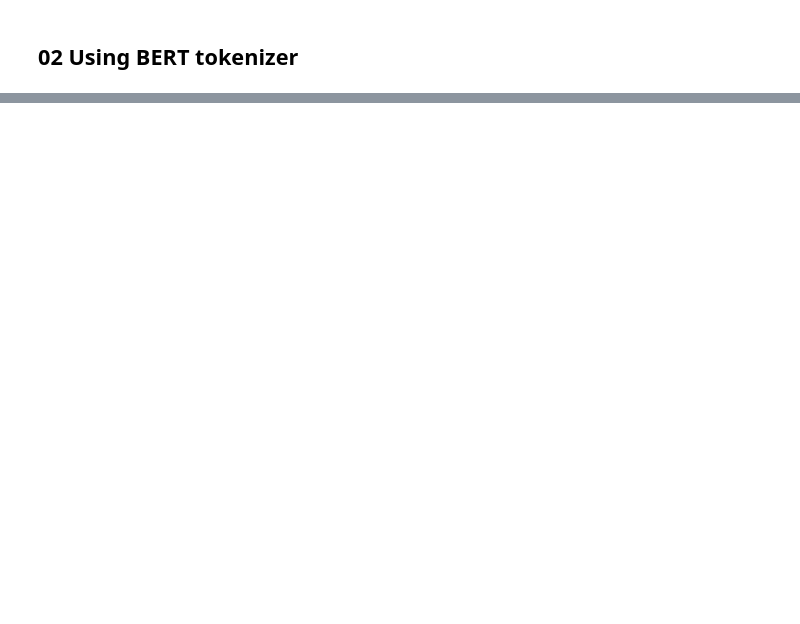
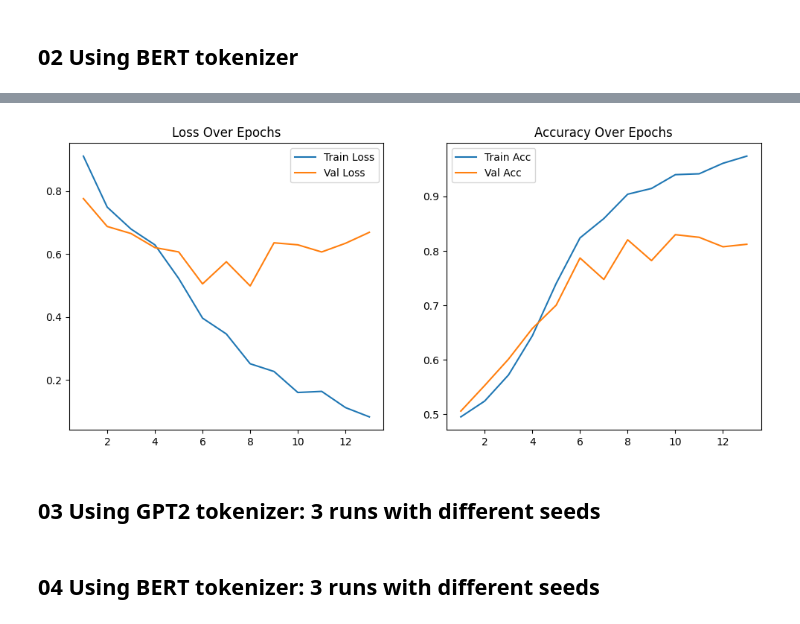
Before and after one commit to ilyarudyak/DL_projects_2026, a Jupyter notebook: 01-sentiment-analysis/sentiment_analysis_colab_v3.ipynb, the cells around one changed output, grey strips where cells are left out. Drawn from its saved outputs; the diff is of its cells as text; code cells hidden in the pictures; blank space fills up the shorter version.

```diff
--- a/01-sentiment-analysis/sentiment_analysis_colab_v3.ipynb
+++ b/01-sentiment-analysis/sentiment_analysis_colab_v3.ipynb
@@ -226,0 +337,26 @@ trainer.plot_training_curves()
+# %%
+# Config file for the IMDB sentiment analysis project
+config_file = "configs/config_bert.yaml"
+config = IMDBConfig.from_yaml(config_file)
+
+# Change the number of epochs and patience
+config.epochs = 25
+config.patience = 5 # Increase patience for early stopping
+
+# Create an instance of a TrainerHighLevel with a toy dataset
+trainer = TrainerHighLevel(
+                           config=config,
+                           run_name="config_bert",
+                           config_file=None,
+                           data_limit=None, # Use the full dataset
+                           model_class=IMDBModelLPPackedSeq,
+                           device='auto',
+                           print_every_n_epochs=1
+                           )
+
+# Fit the model using the trainer
+trainer.fit()
+
+# Plot the training and validation loss curves
+trainer.plot_training_curves()
+# %% [output]
@@ -226,0 +380,3 @@ trainer.plot_training_curves()
+[figure, added]
+# %% [markdown]
+## 03 Using GPT2 tokenizer: 3 runs with different seeds
@@ -226,0 +407,2 @@ trainer.plot_training_curves()
+# %% [markdown]
+## 04 Using BERT tokenizer: 3 runs with different seeds
```
Also changed, not shown: parts of 15 cells of this notebook, 3 other files.
